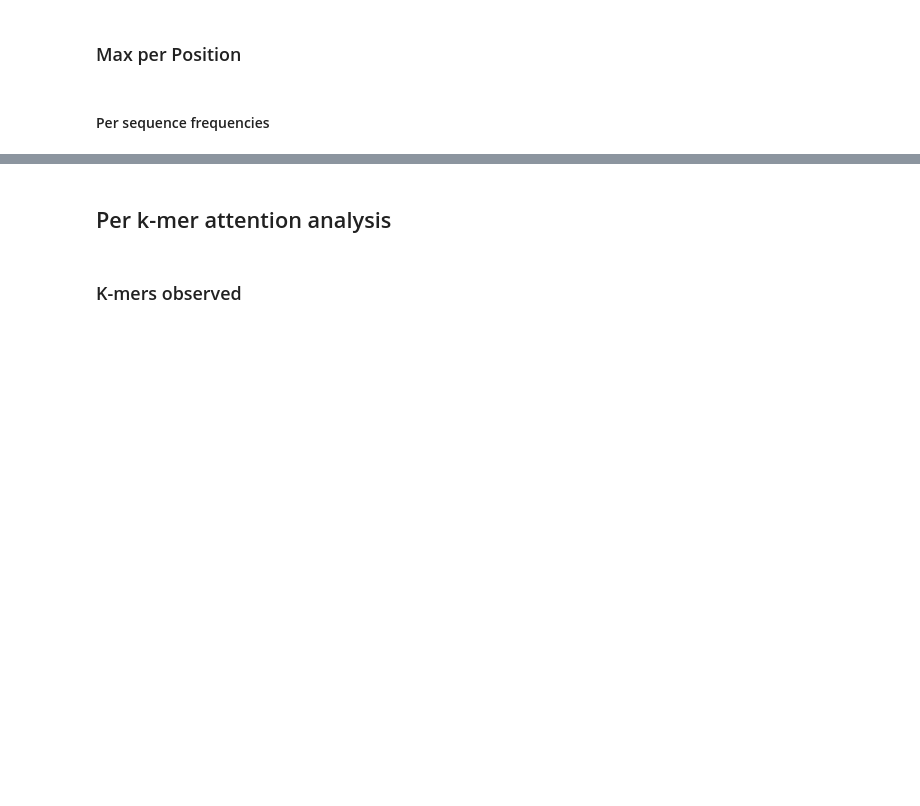
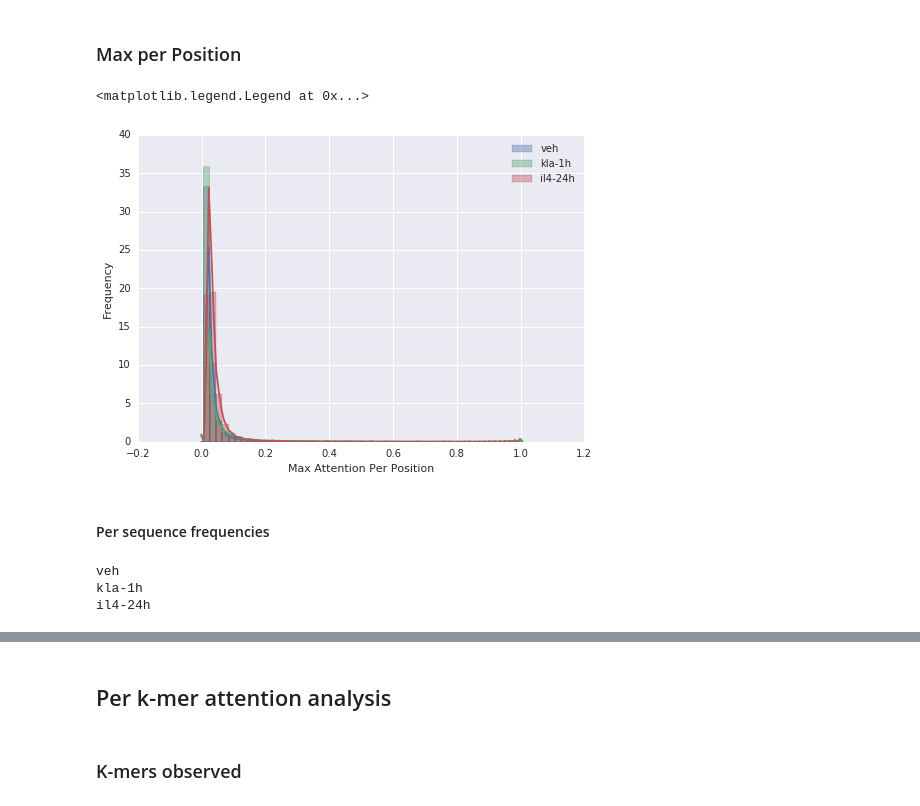
Before and after one commit to jenhantao/genomic_grammar, a Jupyter notebook: Attention Only Classification Analysis.ipynb, the cells around one changed output, grey strips where cells are left out. Drawn from its saved outputs; the diff is of its cells as text; code cells hidden in the pictures; blank space fills up the shorter version.

```diff
--- a/Attention Only Classification Analysis.ipynb
+++ b/Attention Only Classification Analysis.ipynb
@@ -673,19 +645,24 @@ plt.legend()
 # %% [markdown]
 #### Per sequence frequencies
 # %%
-num_positions = 20
+num_positions = 200
 matrix_size = num_positions**2
 count_list = []
 treatment_list = []
 threshold_list = []
-normalized_count_list = []
 for treatment in treatment_attention_dict:
     treatment_attention = treatment_attention_dict[treatment]
     print(treatment)
-    for threshold in [np.round(x,2) for x in np.arange(0.1,1,0.05)]:
+
+    for threshold in [np.round(x,2) for x in np.arange(0.1,1,0.1)]:
+        counter = 0
+        print(threshold)
         for am in treatment_attention:
             count = np.sum(am.flatten() > threshold)
             count_list.append(count)
-            normalized_count_list.append(count/matrix_size)
+#             normalized_count_list.append(count/matrix_size)
             treatment_list.append(treatment)
             threshold_list.append(threshold)
+#             counter+=1
+#             if counter % 10000 == 0:
+#                 print(counter)
@@ -717,15 +705,17 @@ sns.factorplot(data = frame,
 # %%
 for treatment in treatment_attention_dict:
     treatment_attention = treatment_attention_dict[treatment]
-    max_attention = np.array([x.max(axis=0) for x in treatment_attention])
+    max_attention = np.array([x.max(axis=0) for x in treatment_attention[:100]])
     sns.distplot(max_attention.flatten(), label = treatment)
 plt.xlabel('Max Attention Per Position')
 plt.ylabel('Frequency')
 plt.legend()
+# %% [output]
+<matplotlib.legend.Legend at 0x...>
+[figure, added]
 # %% [markdown]
 #### Per sequence frequencies
 # %%
-num_positions = 20
 count_list = []
 treatment_list = []
 threshold_list = []
@@ -738,9 +728,12 @@ for treatment in treatment_attention_dict:
         for fam in max_attention:
             count = np.sum(fam.flatten() >= threshold)
             count_list.append(count)
-            normalized_count_list.append(count/num_positions)
             treatment_list.append(treatment)
             threshold_list.append(threshold)
+# %% [output]
+veh
+kla-1h
+il4-24h
 # %%
 frame = pd.DataFrame({'Treatment': treatment_list,
                       'Threshold': threshold_list,
```
Also changed, not shown: parts of 19 cells of this notebook.
